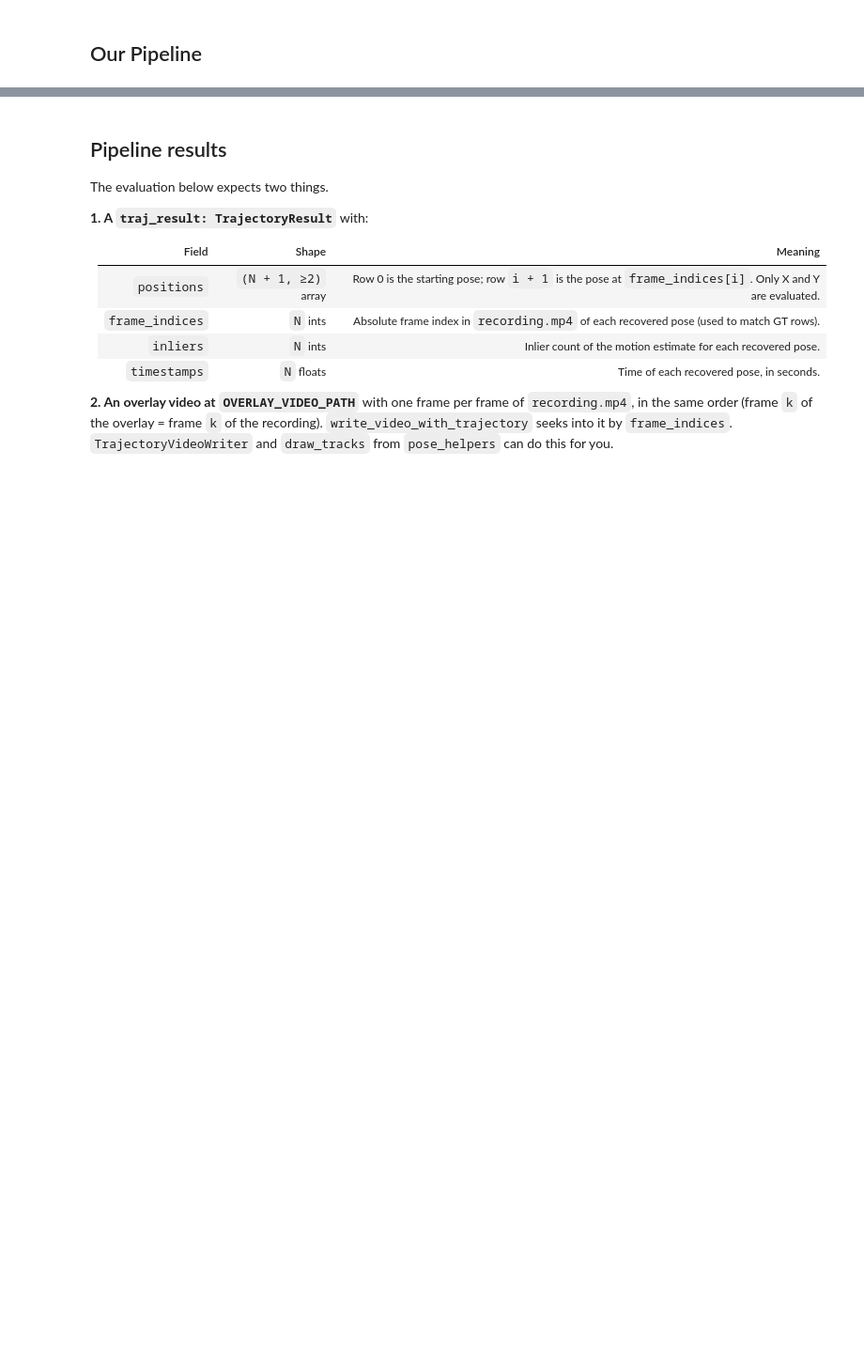
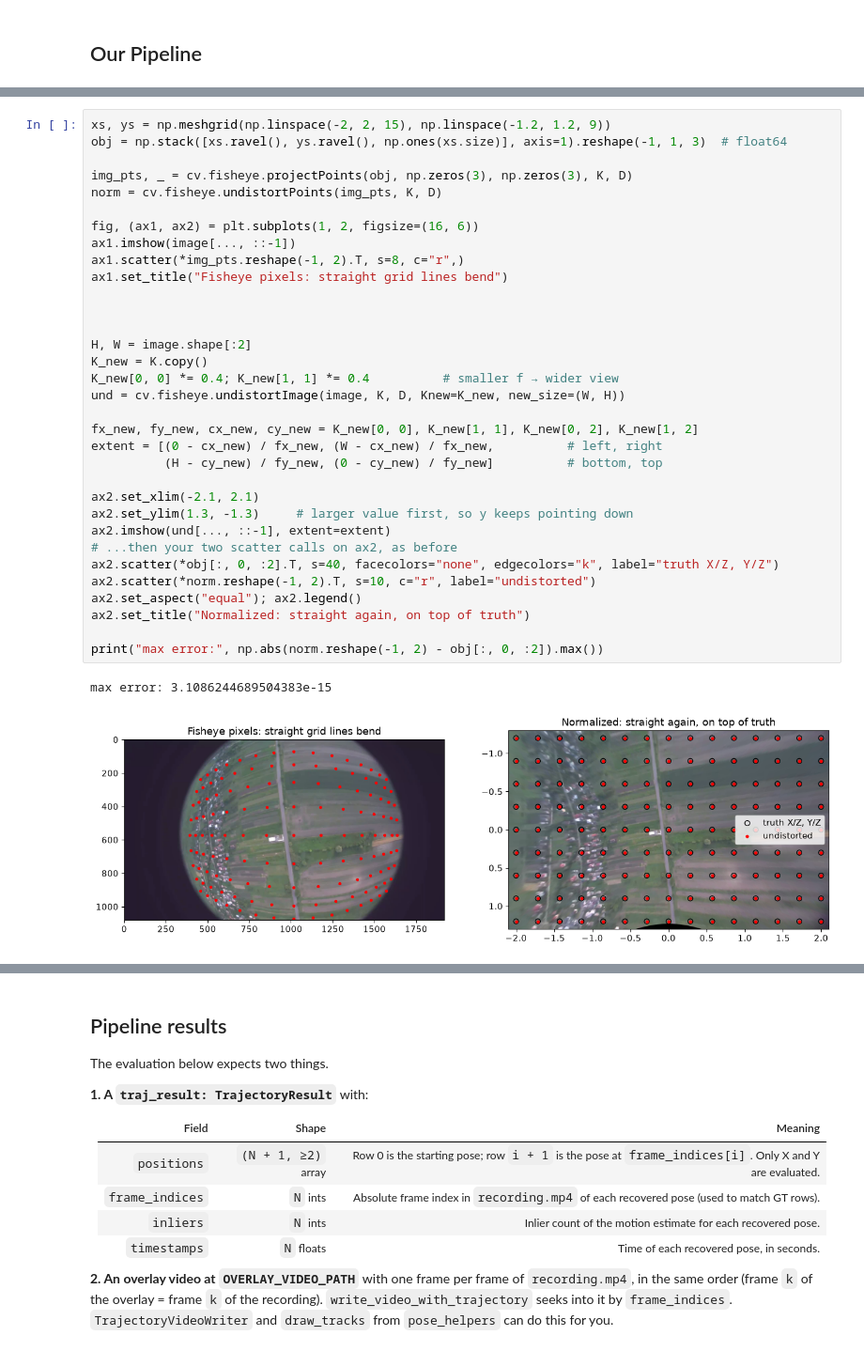
Before and after one commit to yagodanr/hw3_trajectory-estimation, a Jupyter notebook: homework.ipynb, the cells around one changed output, grey strips where cells are left out. Shown at 94% size. Cells and saved outputs as stored; diff of their text form; blank space fills up the shorter version.

```diff
--- a/homework.ipynb
+++ b/homework.ipynb
@@ -70,0 +126,36 @@ print("Distortion center:\n", distortion_center)
+# %%
+xs, ys = np.meshgrid(np.linspace(-2, 2, 15), np.linspace(-1.2, 1.2, 9))
+obj = np.stack([xs.ravel(), ys.ravel(), np.ones(xs.size)], axis=1).reshape(-1, 1, 3)  # float64
+
+img_pts, _ = cv.fisheye.projectPoints(obj, np.zeros(3), np.zeros(3), K, D)
+norm = cv.fisheye.undistortPoints(img_pts, K, D)
+
+fig, (ax1, ax2) = plt.subplots(1, 2, figsize=(16, 6))
+ax1.imshow(image[..., ::-1])
+ax1.scatter(*img_pts.reshape(-1, 2).T, s=8, c="r",)
+ax1.set_title("Fisheye pixels: straight grid lines bend")
+
+
+
+H, W = image.shape[:2]
+K_new = K.copy()
+K_new[0, 0] *= 0.4; K_new[1, 1] *= 0.4          # smaller f → wider view
+und = cv.fisheye.undistortImage(image, K, D, Knew=K_new, new_size=(W, H))
+
+fx_new, fy_new, cx_new, cy_new = K_new[0, 0], K_new[1, 1], K_new[0, 2], K_new[1, 2]
+extent = [(0 - cx_new) / fx_new, (W - cx_new) / fx_new,          # left, right
+          (H - cy_new) / fy_new, (0 - cy_new) / fy_new]          # bottom, top
+
+ax2.set_xlim(-2.1, 2.1)
+ax2.set_ylim(1.3, -1.3)     # larger value first, so y keeps pointing down
+ax2.imshow(und[..., ::-1], extent=extent)
+# ...then your two scatter calls on ax2, as before
+ax2.scatter(*obj[:, 0, :2].T, s=40, facecolors="none", edgecolors="k", label="truth X/Z, Y/Z")
+ax2.scatter(*norm.reshape(-1, 2).T, s=10, c="r", label="undistorted")
+ax2.set_aspect("equal"); ax2.legend()
+ax2.set_title("Normalized: straight again, on top of truth")
+
+print("max error:", np.abs(norm.reshape(-1, 2) - obj[:, 0, :2]).max())
+# %% [output]
+max error: 3.1086244689504383e-15
+[figure, added]
```
Also changed, not shown: parts of 13 cells of this notebook.
